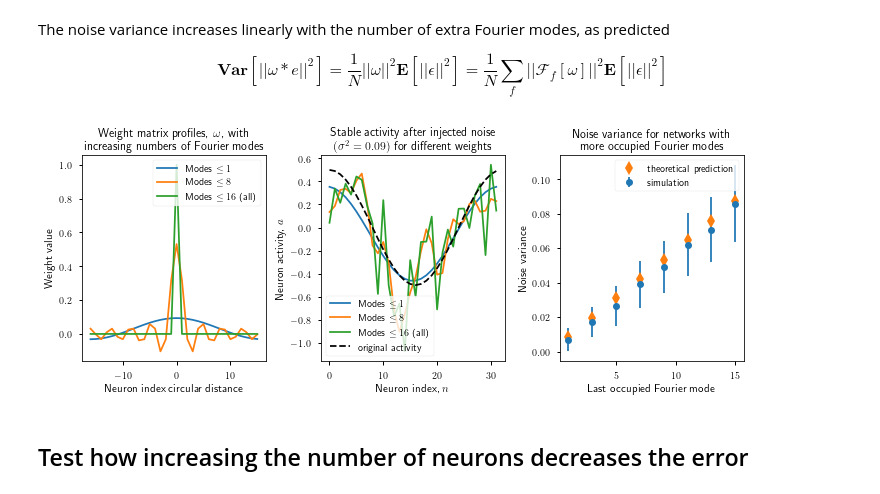
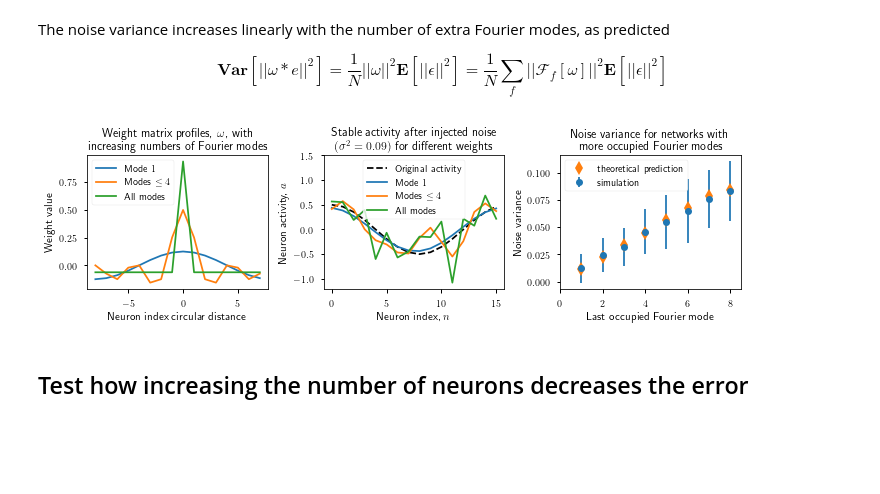
Before and after one commit to Dominic-DallOsto/insect-navigation-sinusoidal-optimality, a Jupyter notebook: sinusoidal noise rejection negative activity.ipynb, the cells around one changed output. Drawn from its saved outputs; the diff is of its cells as text; code cells hidden in the pictures; blank space fills up the shorter version.

Commit message:
Use 16 neurons in figures

```diff
--- a/sinusoidal noise rejection negative activity.ipynb
+++ b/sinusoidal noise rejection negative activity.ipynb
@@ -24,7 +23,7 @@ np.random.seed(7) # seed so plots are repeatable
 plt.rc('font',**{'family':'sans-serif','sans-serif':['Computer Modern Sans serif']})
 plt.rc('text', usetex=True)
 # %%
-N = 32
+N = 16
 neuron_indices = np.arange(N)
 scaled_cosine = lambda neuron_indices, N: (1 + np.cos(2*np.pi*neuron_indices/N))/2
 scaled_cosine_zero_mean = lambda neuron_indices, N: np.cos(2*np.pi*neuron_indices/N)/2
@@ -43,7 +42,7 @@ def fill_fourier_modes_up_to_N(last_fourier_mode:int, period: int):
 
 	eg. `fill_fourier_modes_up_to_N(1, 4) = [1,1,0,1]`
 	'''
-	assert last_fourier_mode <= period//2+1, f'last fourier mode of {last_fourier_mode} not possible with discrete Fourier vector of length {period}'
+	assert last_fourier_mode <= period//2, f'last fourier mode of {last_fourier_mode} not possible with discrete Fourier vector of length {period}'
 	half_fourier_vector = np.zeros(period//2+1)
 	half_fourier_vector[:last_fourier_mode+1] = 1
 	return np.hstack((half_fourier_vector, np.flip(half_fourier_vector[1:-1])))
@@ -98,7 +97,7 @@ fourier_mode_stddevs = []
 noise_stddev = 0.3
 noise_var = noise_stddev**2
 
-last_mode_range = np.arange(1,N//2+1,2)
+last_mode_range = np.arange(1,N//2+1,1)
 for last_mode in last_mode_range:
 	fw = fill_fourier_modes_up_to_N_without_DC(last_mode, N)
 
@@ -145,48 +138,50 @@ $$\textbf{Var}\left[||\omega \ast e||^2\right] = \frac{1}{N}||\omega||^2 \textbf
 dt=0.001
 
 noisy_activity = a + noise_stddev*np.random.randn(*a.shape)
-W_normal = profile_to_matrix(get_cosine_from_fourier_spectrum(fill_fourier_modes_up_to_N(1, N)))
-W_half = profile_to_matrix(get_cosine_from_fourier_spectrum(fill_fourier_modes_up_to_N(N//4, N)))
-W_full = profile_to_matrix(get_cosine_from_fourier_spectrum(fill_fourier_modes_up_to_N(N//2+1, N)))
+W_normal = profile_to_matrix(get_cosine_from_fourier_spectrum(fill_fourier_modes_up_to_N_without_DC(1, N)))
+W_half = profile_to_matrix(get_cosine_from_fourier_spectrum(fill_fourier_modes_up_to_N_without_DC(N//4, N)))
+W_full = profile_to_matrix(get_cosine_from_fourier_spectrum(fill_fourier_modes_up_to_N_without_DC(N//2, N)))
 
 a_normal = noisy_activity.copy()
 a_half = noisy_activity.copy()
 a_full = noisy_activity.copy()
 for _ in range(50000):
 	a_normal += dt*(W_normal@a_normal - a_normal)
 	a_half += dt*(W_half@a_half - a_half)
 	a_full += dt*(W_full@a_full - a_full)
 
-fig, axs = plt.subplots(1, 3, figsize=(10,4)) # paper figures should be width 10
-axs[0].plot(neuron_indices-N//2, W_normal[N//2,:], label='Modes $\\leq 1$')
-axs[0].plot(neuron_indices-N//2, W_half[N//2,:], label='Modes $\\leq 8$')
-axs[0].plot(neuron_indices-N//2, W_full[N//2,:], label='Modes $\\leq 16$ (all)')
+fig, axs = plt.subplots(1, 3, figsize=(10,3)) # paper figures should be width 10 (full linewidth)
+axs[0].plot(neuron_indices-N//2, W_normal[N//2,:], label='Mode $1$')
+axs[0].plot(neuron_indices-N//2, W_half[N//2,:], label=f'Modes $\\leq {N//4}$')
+axs[0].plot(neuron_indices-N//2, W_full[N//2,:], label='All modes')
 axs[0].set_xlabel('Neuron index circular distance')
 axs[0].set_ylabel('Weight value')
 axs[0].set_title('Weight matrix profiles, $\\omega$, with\nincreasing numbers of Fourier modes')
 axs[0].legend()
 
-axs[1].plot(neuron_indices, a_normal, label='Modes $\\leq 1$')
-axs[1].plot(neuron_indices, a_half, label='Modes $\\leq 8$')
-axs[1].plot(neuron_indices, a_full, label='Modes $\\leq 16$ (all)')
-axs[1].plot(neuron_indices, a, 'k--', label='original activity')
+axs[1].plot(neuron_indices, a, 'k--', label='Original activity')
+axs[1].plot(neuron_indices, a_normal, label='Mode $1$')
+axs[1].plot(neuron_indices, a_half, label=f'Modes $\\leq {N//4}$')
+axs[1].plot(neuron_indices, a_full, label=f'All modes')
 axs[1].set_xlabel('Neuron index, $n$')
 axs[1].set_ylabel('Neuron activity, $a$')
 axs[1].set_title(f'Stable activity after injected noise\n$(\\sigma^2={noise_var})$ for different weights')
+axs[1].set_ylim([-1.2,1.5])
 axs[1].legend()
 
 axs[2].errorbar(last_mode_range, fourier_mode_errors, fourier_mode_stddevs, fmt='o', label='simulation')
-plt.plot(last_mode_range, [noise_var/N*np.sum(fill_fourier_modes_up_to_N(last_mode, N)) for last_mode in last_mode_range], 'd', markersize=10, label='theoretical prediction')
+plt.plot(last_mode_range, [noise_var/N*np.sum(fill_fourier_modes_up_to_N_without_DC(last_mode, N)) for last_mode in last_mode_range], 'd', markersize=10, label='theoretical prediction')
 axs[2].set_xlabel('Last occupied Fourier mode')
 axs[2].set_ylabel('Noise variance')
 axs[2].set_title(f'Noise variance for networks with\nmore occupied Fourier modes')
+axs[2].set_xlim([0,N//2+0.5])
 axs[2].legend()
 
 plt.tight_layout()
 plt.savefig('plots/sinusoidal-noise-rejection-fourier-modes-negative-activity.pdf')
 plt.show()
 # %% [output]
-[figure, old version]
+[figure, new version]
 # %% [markdown]
 ## Test how increasing the number of neurons decreases the error
 # %%
```
Also changed, not shown: parts of 3 cells of this notebook, 5 other files.
